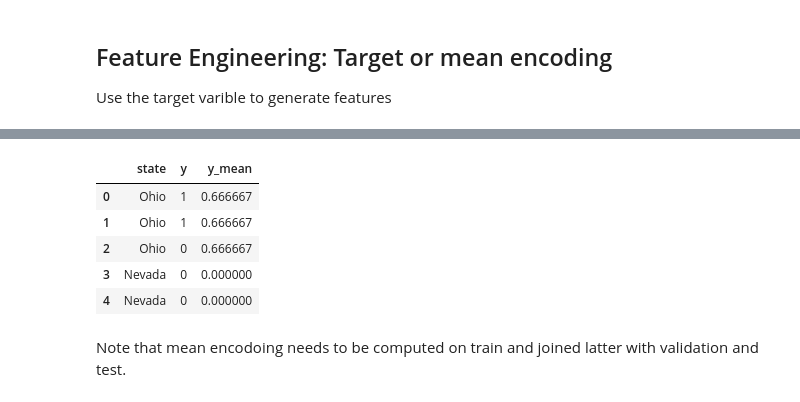
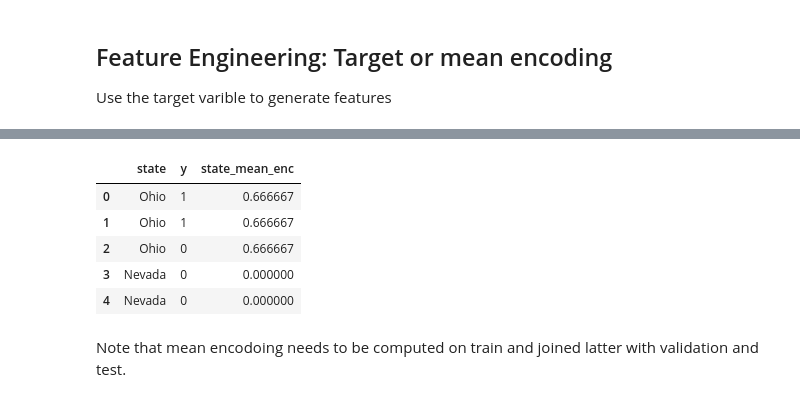
Before and after one commit to yanneta/msds699, a Jupyter notebook: notebooks/4_feature_eng.ipynb, the cells around one changed output, grey strips where cells are left out. Saved outputs shown, nothing was run; the diff lists cells and outputs as text; code cells hidden in the pictures.

```diff
--- a/notebooks/4_feature_eng.ipynb
+++ b/notebooks/4_feature_eng.ipynb
@@ -272,12 +301,13 @@ m
-# %%
-pd.merge(data, m, how="left", on=["state"])
-# %% [output]
-|  | state | y | y_mean |
-| 0 | Ohio | 1 | 0.666667 |
-| 1 | Ohio | 1 | 0.666667 |
-| 2 | Ohio | 0 | 0.666667 |
-| 3 | Nevada | 0 | 0.000000 |
-| 4 | Nevada | 0 | 0.000000 |
+# %%
+data["state_mean_enc"] = data["state"].map(m)
+data
+# %% [output]
+|  | state | y | state_mean_enc |
+| 0 | Ohio | 1 | 0.666667 |
+| 1 | Ohio | 1 | 0.666667 |
+| 2 | Ohio | 0 | 0.666667 |
+| 3 | Nevada | 0 | 0.000000 |
+| 4 | Nevada | 0 | 0.000000 |
 # %% [markdown]
 Note that mean encodoing needs to be computed on train and joined latter with validation and test.
 # %% [markdown]
```
Also changed, not shown: parts of 19 cells of this notebook.
